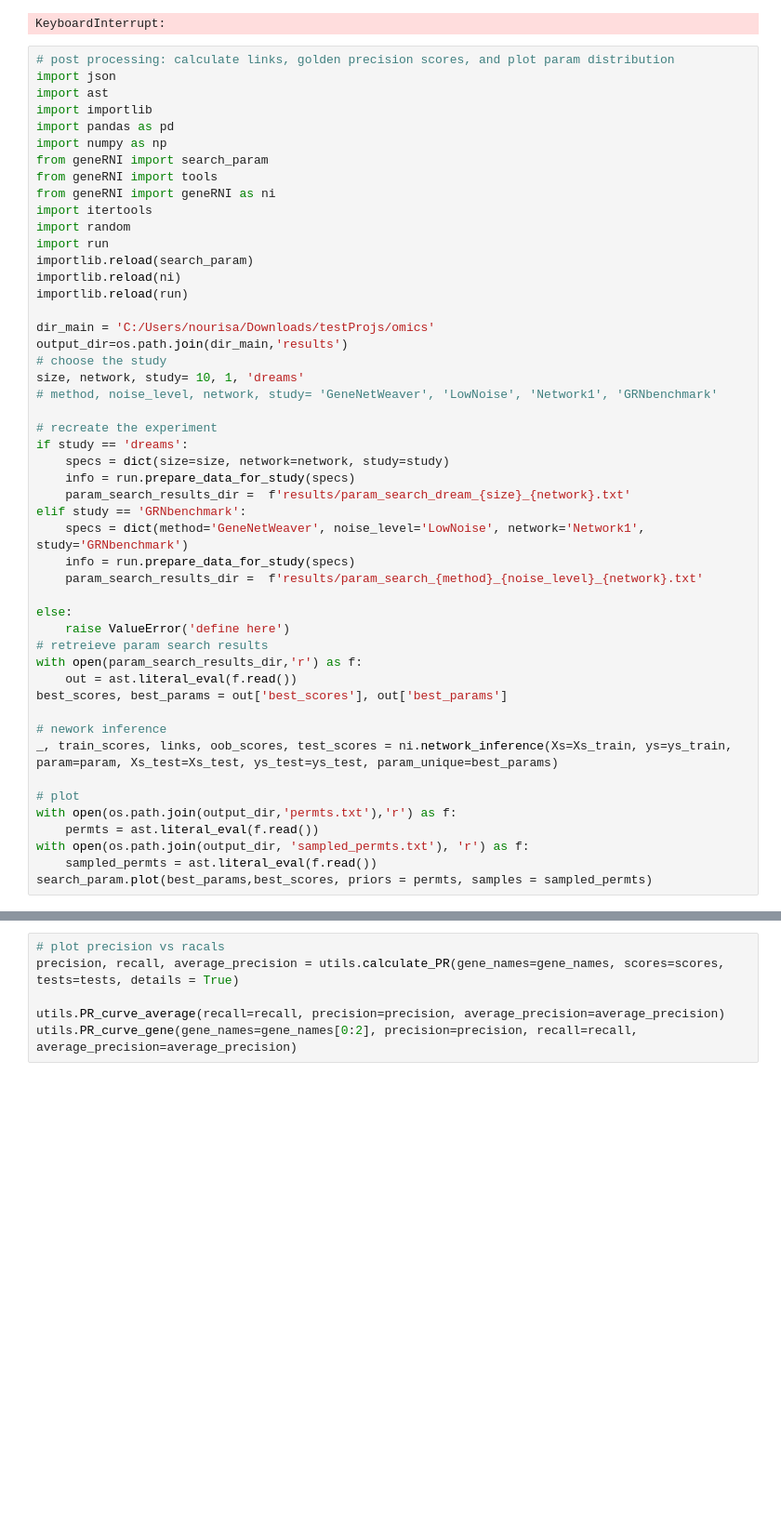
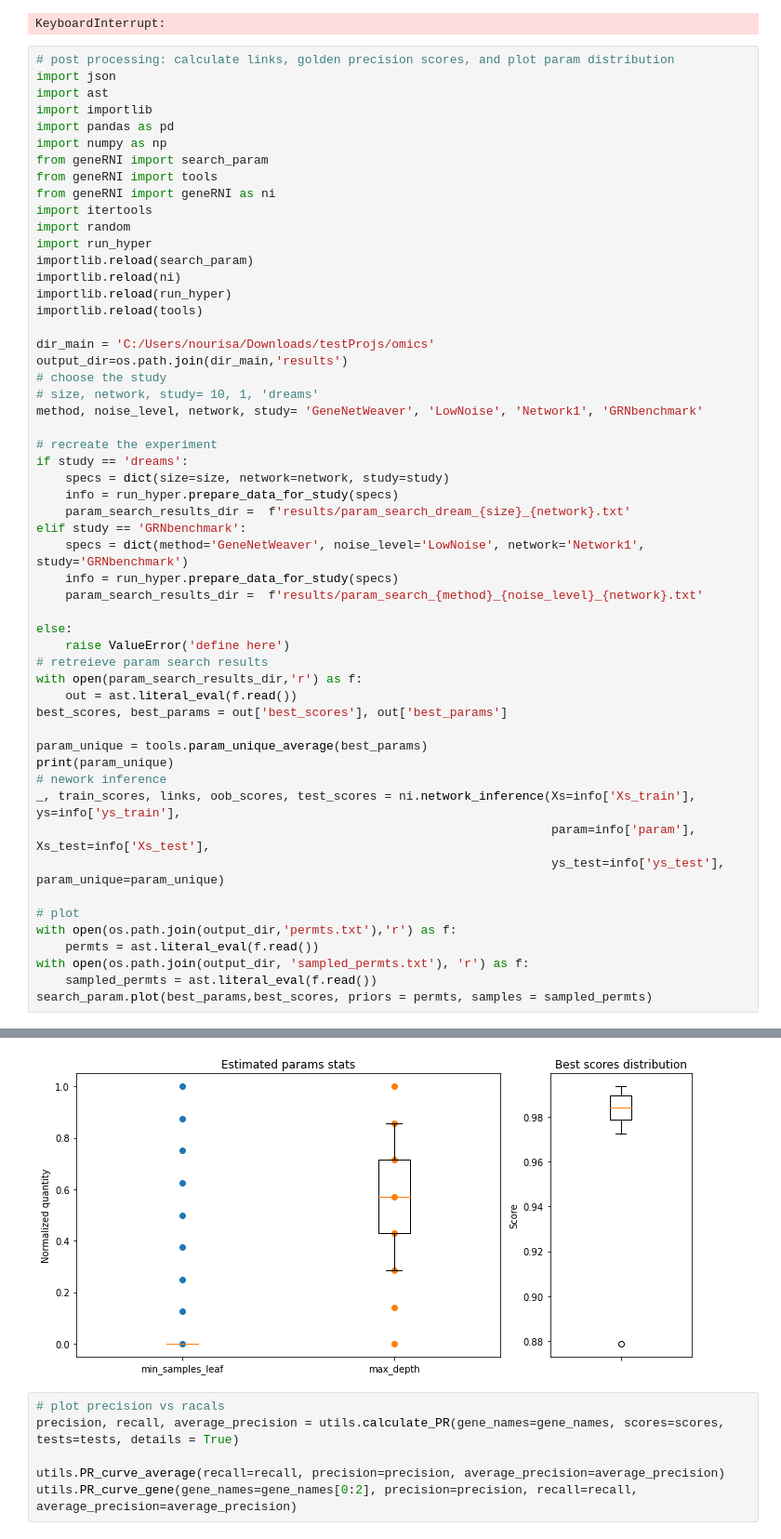
Before and after one commit to janursa/geneRNI_V1, a Jupyter notebook: general.ipynb, the cells around one changed output, grey strips where cells are left out. Shown at 93% size. Cells and saved outputs as stored; diff of their text form; blank space fills up the shorter version.

```diff
--- a/general.ipynb
+++ b/general.ipynb
@@ -62,25 +62,26 @@ from geneRNI import tools
 from geneRNI import geneRNI as ni
 import itertools
 import random
-import run
+import run_hyper
 importlib.reload(search_param)
 importlib.reload(ni)
-importlib.reload(run)
+importlib.reload(run_hyper)
+importlib.reload(tools)
 
 dir_main = 'C:/Users/nourisa/Downloads/testProjs/omics'
 output_dir=os.path.join(dir_main,'results')
 # choose the study
-size, network, study= 10, 1, 'dreams'
-# method, noise_level, network, study= 'GeneNetWeaver', 'LowNoise', 'Network1', 'GRNbenchmark'
+# size, network, study= 10, 1, 'dreams'
+method, noise_level, network, study= 'GeneNetWeaver', 'LowNoise', 'Network1', 'GRNbenchmark'
 
 # recreate the experiment
 if study == 'dreams':
     specs = dict(size=size, network=network, study=study)
-    info = run.prepare_data_for_study(specs)
+    info = run_hyper.prepare_data_for_study(specs)
     param_search_results_dir =  f'results/param_search_dream_{size}_{network}.txt'
 elif study == 'GRNbenchmark':
     specs = dict(method='GeneNetWeaver', noise_level='LowNoise', network='Network1', study='GRNbenchmark')
-    info = run.prepare_data_for_study(specs)
+    info = run_hyper.prepare_data_for_study(specs)
     param_search_results_dir =  f'results/param_search_{method}_{noise_level}_{network}.txt'
 
 else:
@@ -90,8 +91,12 @@ with open(param_search_results_dir,'r') as f:
     out = ast.literal_eval(f.read())
 best_scores, best_params = out['best_scores'], out['best_params']
 
+param_unique = tools.param_unique_average(best_params)
+print(param_unique)
 # nework inference
-_, train_scores, links, oob_scores, test_scores = ni.network_inference(Xs=Xs_train, ys=ys_train, param=param, Xs_test=Xs_test, ys_test=ys_test, param_unique=best_params)
+_, train_scores, links, oob_scores, test_scores = ni.network_inference(Xs=info['Xs_train'], ys=info['ys_train'],
+                                                                       param=info['param'], Xs_test=info['Xs_test'],
+                                                                       ys_test=info['ys_test'], param_unique=param_unique)
 
 # plot
 with open(os.path.join(output_dir,'permts.txt'),'r') as f:
@@ -99,3 +104,4 @@ with open(os.path.join(output_dir,'permts.txt'),'r') as f:
 with open(os.path.join(output_dir, 'sampled_permts.txt'), 'r') as f:
     sampled_permts = ast.literal_eval(f.read())
 search_param.plot(best_params,best_scores, priors = permts, samples = sampled_permts)
+# %% [output]
@@ -102,3 +113,4 @@ search_param.plot(best_params,best_scores, priors = permts, samples = sampled_pe
+[figure, added]
 # %%
 # plot precision vs racals
 precision, recall, average_precision = utils.calculate_PR(gene_names=gene_names, scores=scores, tests=tests, details = True)
```
Also changed, not shown: parts of 3 cells of this notebook, 13 other files.
